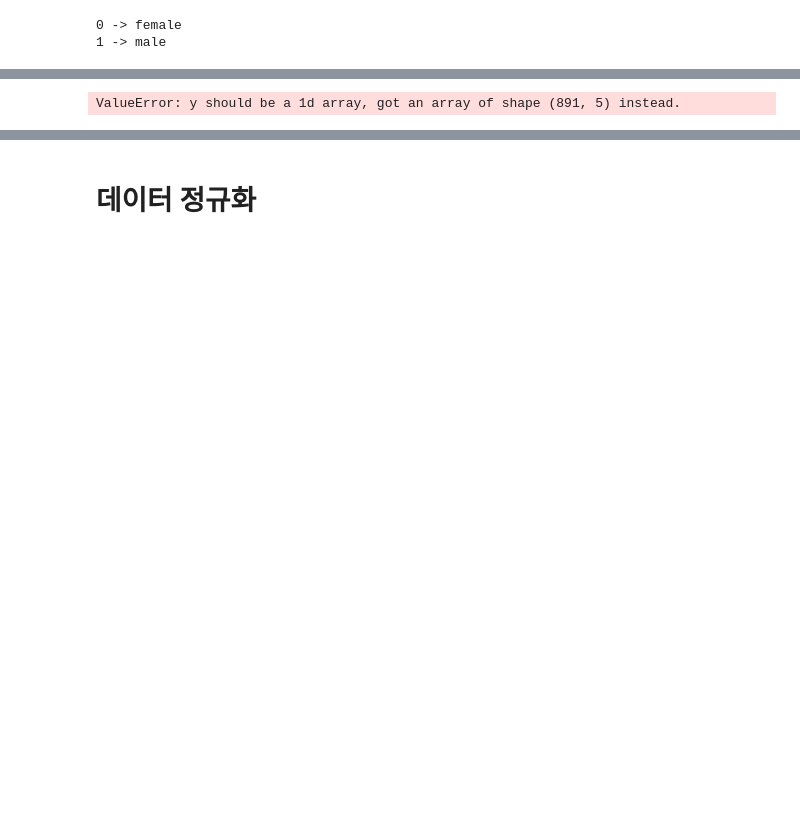
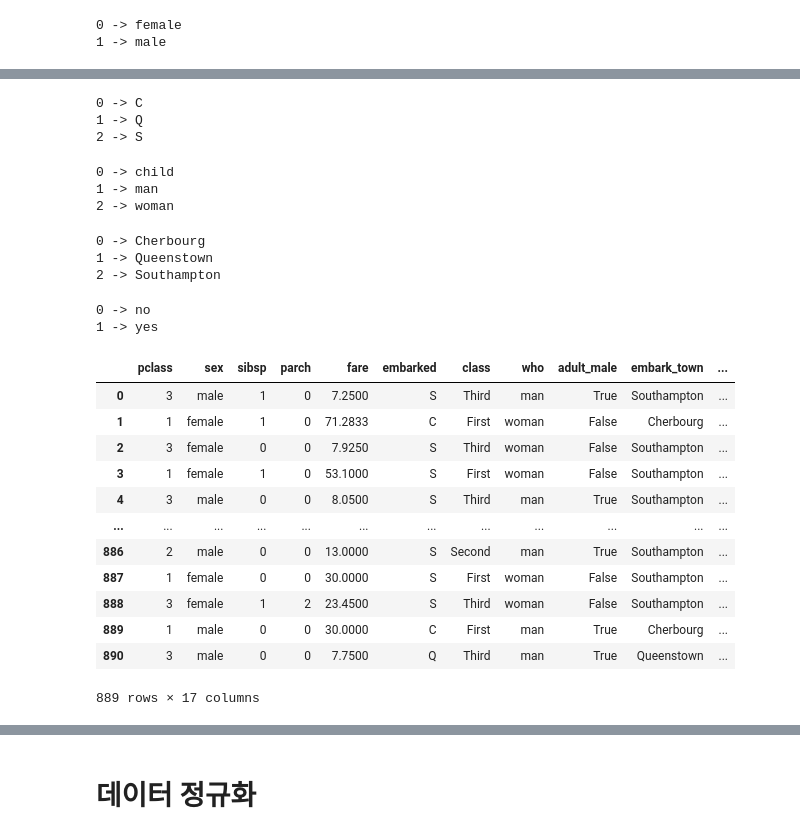
Before and after one commit to msio900/DLearning, a Jupyter notebook: titanic.ipynb, the cells around one changed output, grey strips where cells are left out. Saved outputs shown, nothing was run; the diff lists cells and outputs as text; code cells hidden in the pictures; blank space fills up the shorter version.

```diff
--- a/titanic.ipynb
+++ b/titanic.ipynb
@@ -69,5 +70,62 @@ print(encode_datas, '->', enc.inverse_transform(encode_datas))
-# %%
-x_data[['sex_label', 'embarked_label', 'who_label', 'embark_town_label', 'alive_label']] = enc.transform(x_data[['sex', 'embarked', 'who', 'embark_town', 'alive']])
-x_data
-# %% [output]
-ValueError: y should be a 1d array, got an array of shape (891, 5) instead.
+# %%
+# 레이블 데이터
+em_label = x_data['embarked']
+em_enc = LabelEncoder()
+em_enc.fit(em_label)
+for i, label in enumerate(em_enc.classes_):
+    print(i, '->', label)
+# %% [output]
+0 -> C
+1 -> Q
+2 -> S
+# %%
+who_label = x_data['who']
+who_enc = LabelEncoder()
+who_enc.fit(who_label)
+for i, label in enumerate(who_enc.classes_):
+    print(i, '->', label)
+# %% [output]
+0 -> child
+1 -> man
+2 -> woman
+# %%
+et_label = x_data['embark_town']
+et_enc = LabelEncoder()
+et_enc.fit(et_label)
+for i, label in enumerate(et_enc.classes_):
+    print(i, '->', label)
+# %% [output]
+0 -> Cherbourg
+1 -> Queenstown
+2 -> Southampton
+# %%
+al_label = x_data['alive']
+al_enc = LabelEncoder()
+al_enc.fit(al_label)
+for i, label in enumerate(al_enc.classes_):
+    print(i, '->', label)
+# %% [output]
+0 -> no
+1 -> yes
+# %%
+x_data['sex_label'] = s_enc.transform(x_data['sex'])
+x_data['embarked_label'] = em_enc.transform(x_data['embarked'])
+x_data['who_label'] = who_enc.transform(x_data['who'])
+x_data['embark_town_label'] = et_enc.transform(x_data['embark_town'])
+x_data['alive_label'] = al_enc.transform(x_data['alive'])
+
+x_data
+# %% [output]
+|  | pclass | sex | sibsp | parch | fare | embarked | class | who | adult_male | embark_town | ... |
+| 0 | 3 | male | 1 | 0 | 7.2500 | S | Third | man | True | Southampton | ... |
+| 1 | 1 | female | 1 | 0 | 71.2833 | C | First | woman | False | Cherbourg | ... |
+| 2 | 3 | female | 0 | 0 | 7.9250 | S | Third | woman | False | Southampton | ... |
+| 3 | 1 | female | 1 | 0 | 53.1000 | S | First | woman | False | Southampton | ... |
+| 4 | 3 | male | 0 | 0 | 8.0500 | S | Third | man | True | Southampton | ... |
+| ... | ... | ... | ... | ... | ... | ... | ... | ... | ... | ... | ... |
+| 886 | 2 | male | 0 | 0 | 13.0000 | S | Second | man | True | Southampton | ... |
+| 887 | 1 | female | 0 | 0 | 30.0000 | S | First | woman | False | Southampton | ... |
+| 888 | 3 | female | 1 | 2 | 23.4500 | S | Third | woman | False | Southampton | ... |
+| 889 | 1 | male | 0 | 0 | 30.0000 | C | First | man | True | Cherbourg | ... |
+| 890 | 3 | male | 0 | 0 | 7.7500 | Q | Third | man | True | Queenstown | ... |
+889 rows × 17 columns
```
Also changed, not shown: parts of 15 cells of this notebook, 1 other file.
